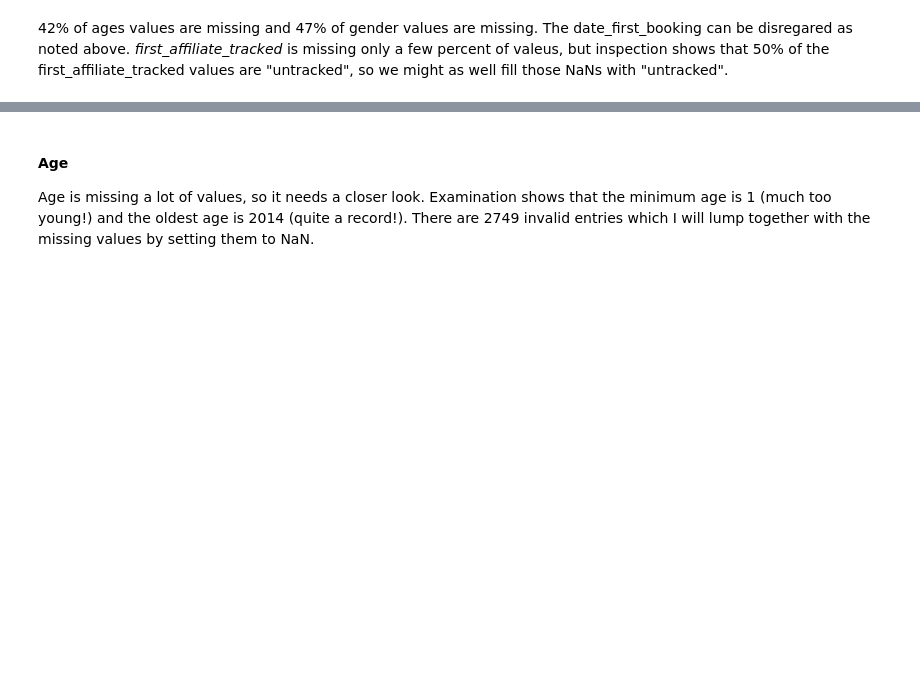
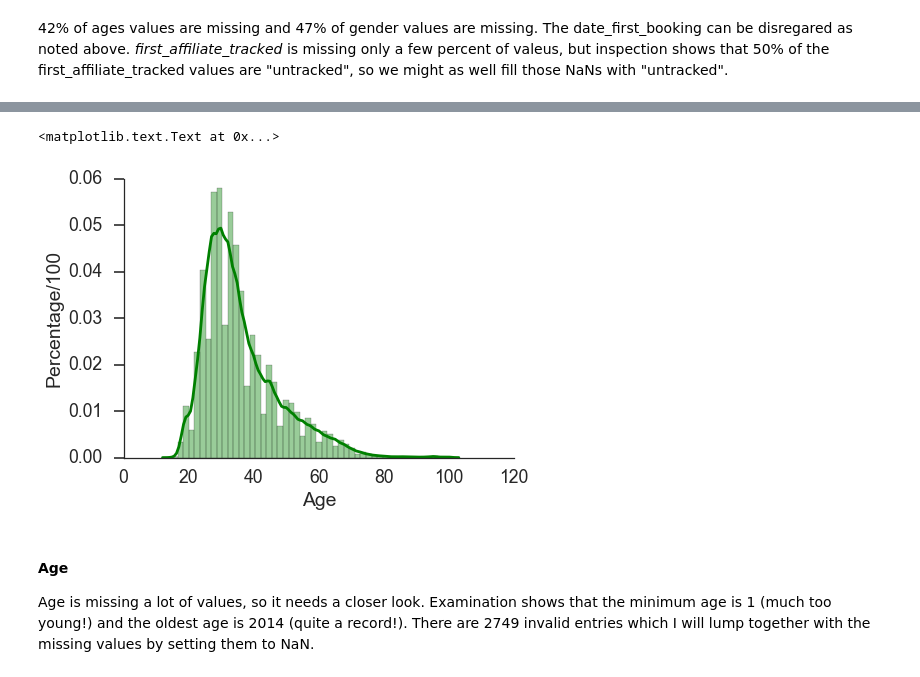
Before and after one commit to darkruby501/AirBnBKaggle, a Jupyter notebook: FINAL.ipynb, the cells around one changed output, grey strips where cells are left out. Drawn from its saved outputs; the diff is of its cells as text; code cells hidden in the pictures; blank space fills up the shorter version.

```diff
--- a/FINAL.ipynb
+++ b/FINAL.ipynb
@@ -200,3 +241,15 @@ all_users['first_affiliate_tracked'].fillna('untracked',inplace=True)
+# %%
+sns.set_style("white", {'ytick.major.size': 10.0})
+sns.set_context("poster", font_scale=1.1)
+
+fig = plt.figure(figsize=(7,5))
+sns.distplot(all_users.loc[all_users['age']>0,'age'], color='green',kde=True,norm_hist=True)
+sns.despine()
+plt.xlabel('Age')
+plt.ylabel('Percentage/100')
+# %% [output]
+<matplotlib.text.Text at 0x...>
+[figure, added]
 # %% [markdown]
 #### Age
 Age is missing a lot of values, so it needs a closer look. Examination shows that the minimum age is 1 (much too young!) and the oldest age is 2014 (quite a record!). There are 2749 invalid entries which I will lump together with the missing values by setting them to NaN.
```
Also changed, not shown: parts of 11 cells of this notebook, 3 other files.
